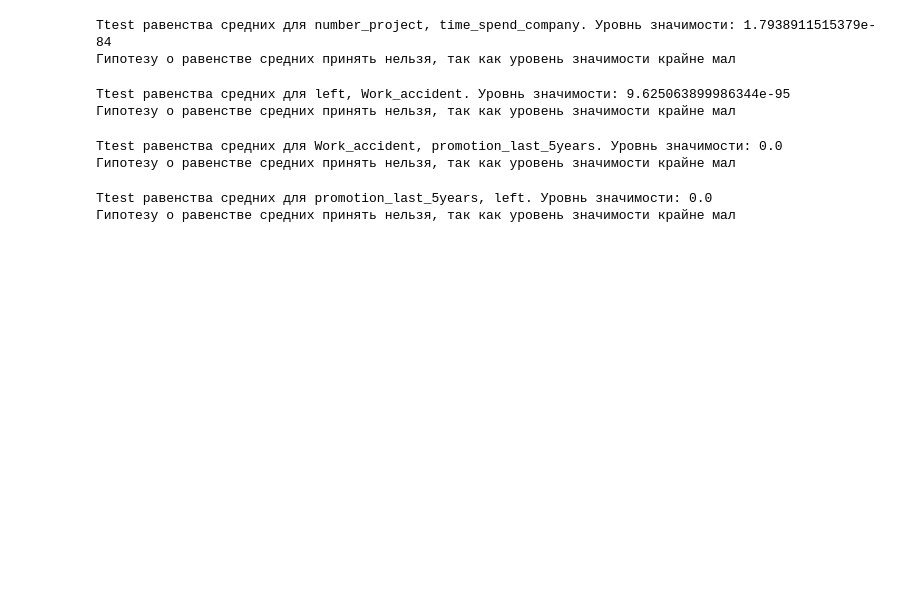
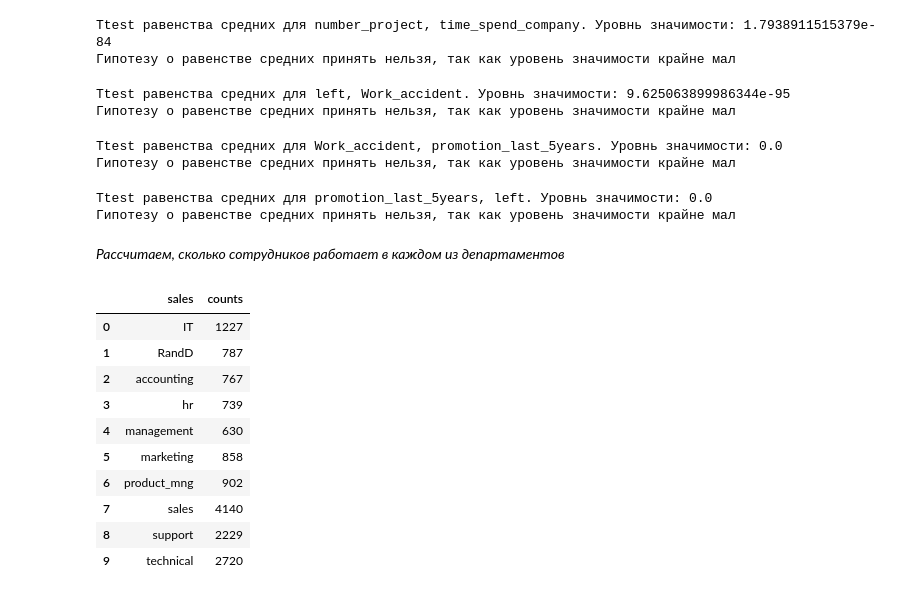
Before and after one commit to alexpon92/ntlg_test, a Jupyter notebook: Python/result_work/hw_result_work.ipynb, the cells around one changed output. Cells and saved outputs as stored; diff of their text form; code cells hidden in the pictures; blank space fills up the shorter version.

```diff
--- a/Python/result_work/hw_result_work.ipynb
+++ b/Python/result_work/hw_result_work.ipynb
@@ -161,3 +161,20 @@ print('Гипотезу о равенстве средних принять не
 # %% [output]
 Ttest равенства средних для promotion_last_5years, left. Уровнь значимости: 0.0
 Гипотезу о равенстве средних принять нельзя, так как уровень значимости крайне мал
+# %% [markdown]
+*Рассчитаем, сколько сотрудников работает в каждом из департаментов*
+# %%
+res = df.groupby('sales').size().reset_index(name='counts')
+res
+# %% [output]
+|  | sales | counts |
+| 0 | IT | 1227 |
+| 1 | RandD | 787 |
+| 2 | accounting | 767 |
+| 3 | hr | 739 |
+| 4 | management | 630 |
+| 5 | marketing | 858 |
+| 6 | product_mng | 902 |
+| 7 | sales | 4140 |
+| 8 | support | 2229 |
+| 9 | technical | 2720 |
```
Also changed, not shown: parts of 7 cells of this notebook.
